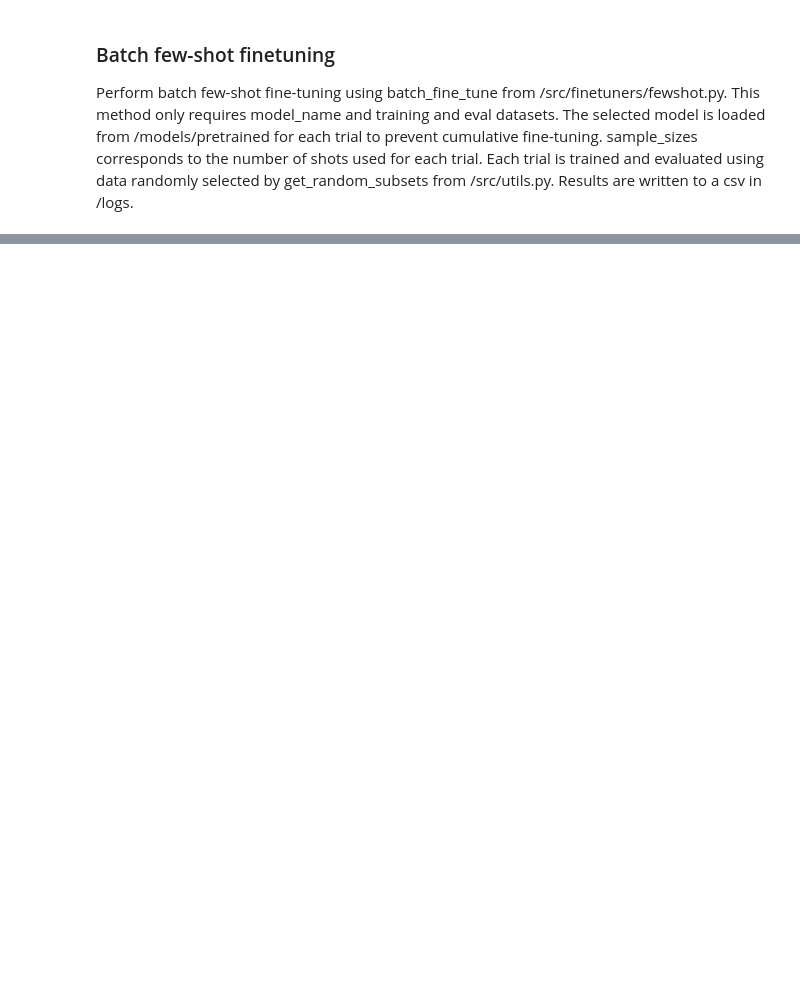
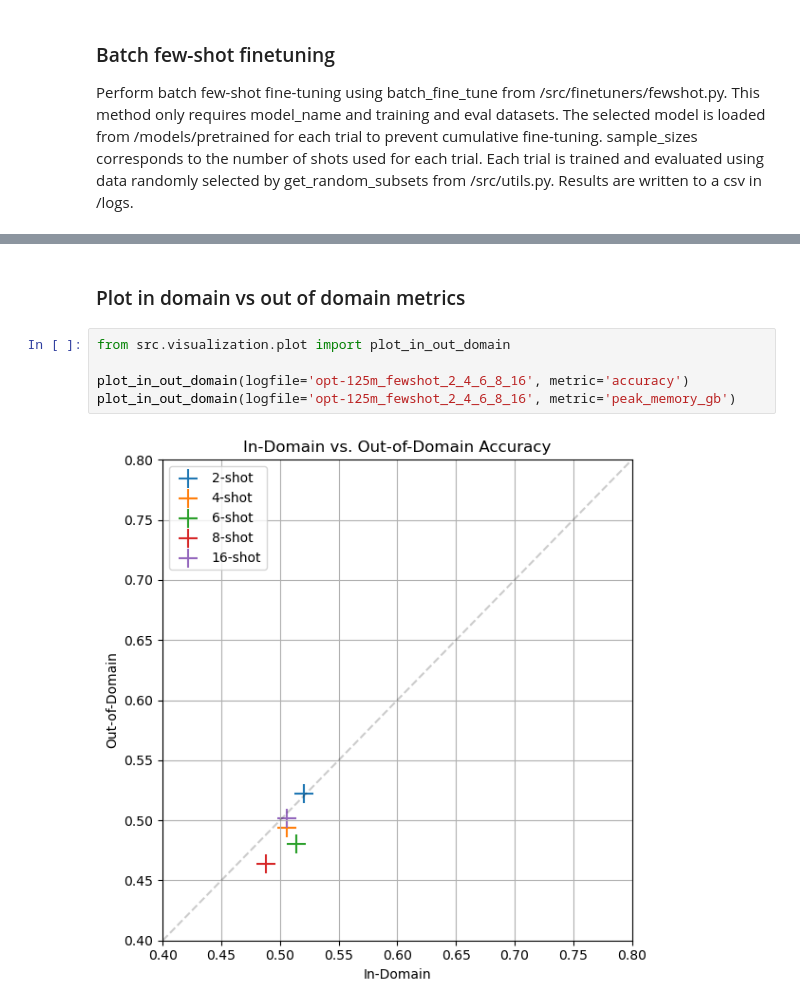
Before and after one commit to jmcc5/llm-finetuning, a Jupyter notebook: experiments/fewshot_example.ipynb, the cells around one changed output, grey strips where cells are left out. Saved outputs shown, nothing was run; the diff lists cells and outputs as text; blank space fills up the shorter version.

Commit message:
add plot_in_out_domain function

```diff
--- a/experiments/fewshot_example.ipynb
+++ b/experiments/fewshot_example.ipynb
@@ -118,3 +115,12 @@ print(json.dumps(results, indent=4))
         }
     ]
 }
+# %% [markdown]
+### Plot in domain vs out of domain metrics
+# %%
+from src.visualization.plot import plot_in_out_domain
+
+plot_in_out_domain(logfile='opt-125m_fewshot_2_4_6_8_16', metric='accuracy')
+plot_in_out_domain(logfile='opt-125m_fewshot_2_4_6_8_16', metric='peak_memory_gb')
+# %% [output]
+[figure, added]
```
Also changed, not shown: parts of 3 cells of this notebook, 1 other file.
